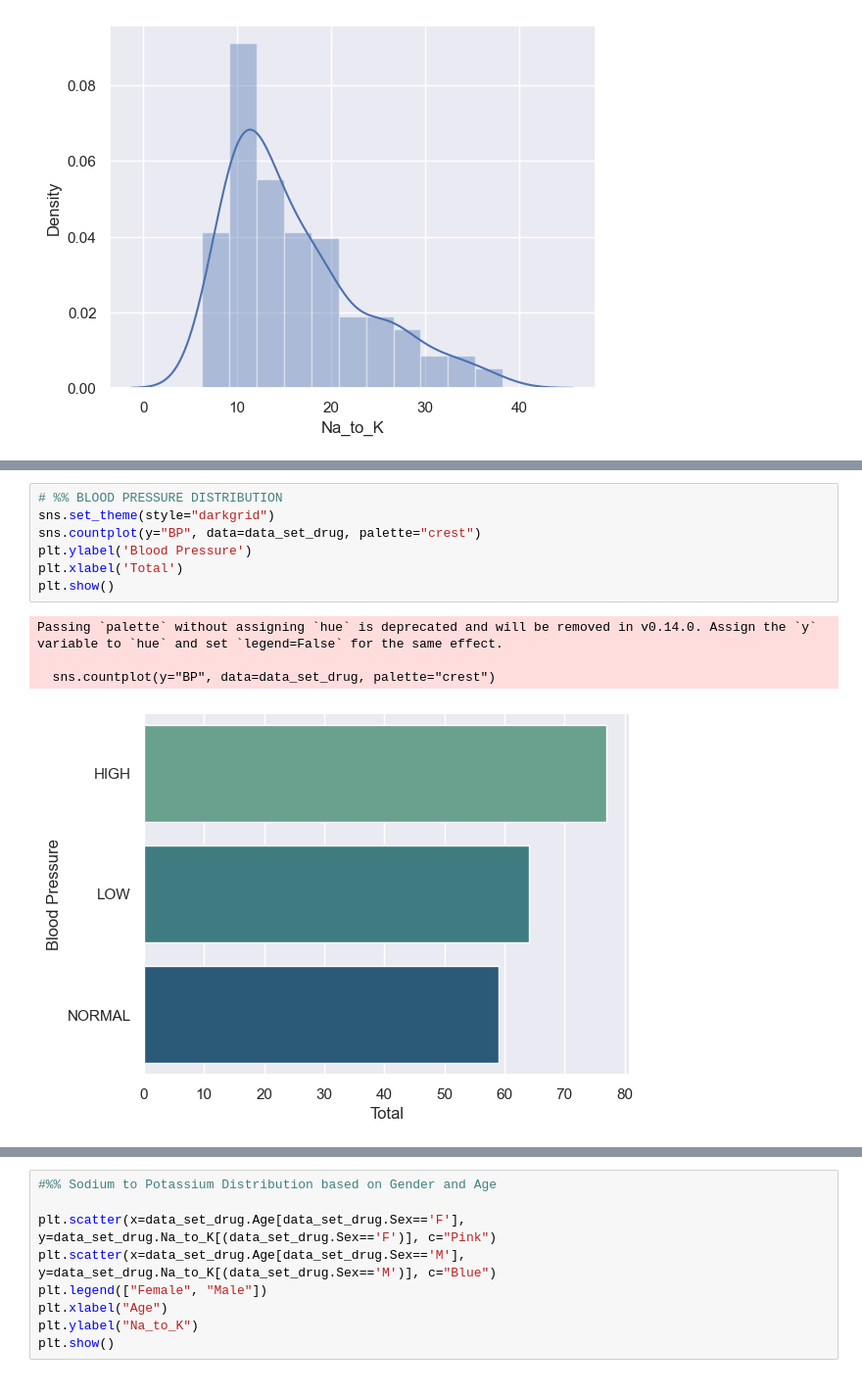
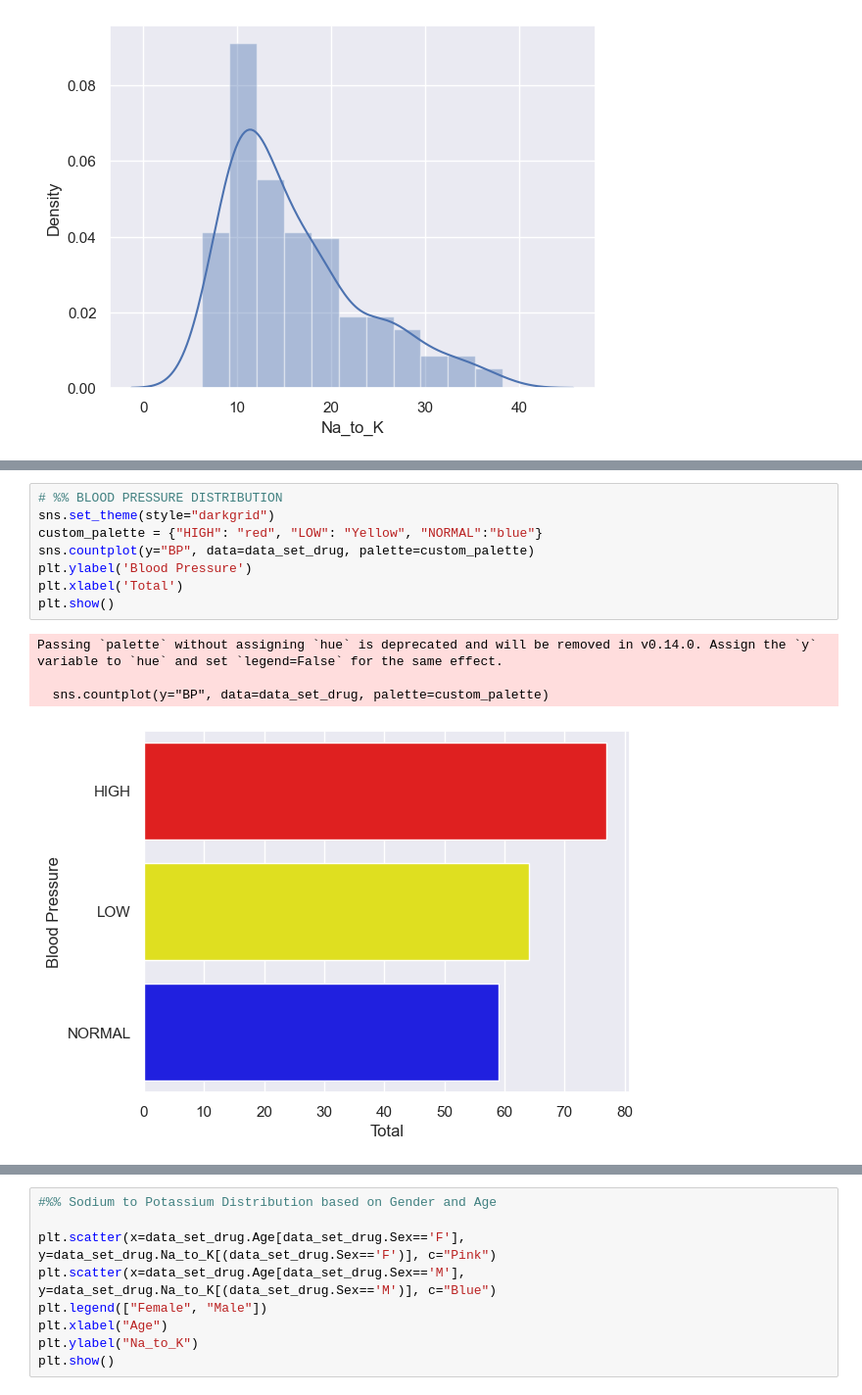
Before and after one commit to jonriber/MSc-IPT-Machine-Learning, a Jupyter notebook: PROJECTS/PROJECT_2/PR2_PART1_JONATAS.ipynb, the cells around one changed output, grey strips where cells are left out. Shown: that part at 98% size. Drawn from its saved outputs; the diff is of its cells as text.

```diff
--- a/PROJECTS/PROJECT_2/PR2_PART1_JONATAS.ipynb
+++ b/PROJECTS/PROJECT_2/PR2_PART1_JONATAS.ipynb
@@ -161,15 +168,16 @@ Passing `palette` without assigning `hue` is deprecated and will be removed in v
 # %%
 # %% BLOOD PRESSURE DISTRIBUTION
 sns.set_theme(style="darkgrid")
-sns.countplot(y="BP", data=data_set_drug, palette="crest")
+custom_palette = {"HIGH": "red", "LOW": "Yellow", "NORMAL":"blue"}
+sns.countplot(y="BP", data=data_set_drug, palette=custom_palette)
 plt.ylabel('Blood Pressure')
 plt.xlabel('Total')
 plt.show()
 # %% [output]
 Passing `palette` without assigning `hue` is deprecated and will be removed in v0.14.0. Assign the `y` variable to `hue` and set `legend=False` for the same effect.
 
-  sns.countplot(y="BP", data=data_set_drug, palette="crest")
+  sns.countplot(y="BP", data=data_set_drug, palette=custom_palette)
-[figure, old version]
+[figure, new version]
 # %%
 # %% Cholesterol DISTRIBUTION
 sns.set_theme(style="darkgrid")
```
Also changed, not shown: parts of 12 cells of this notebook.
